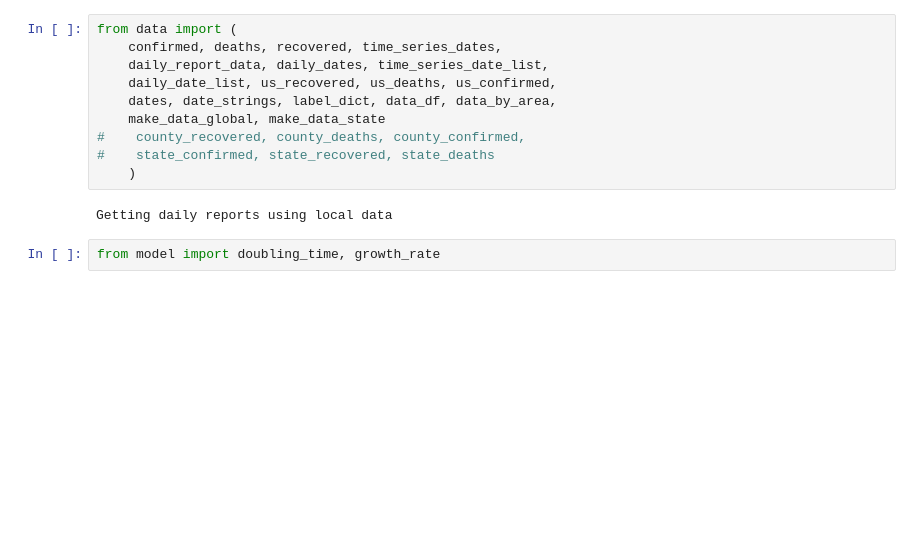
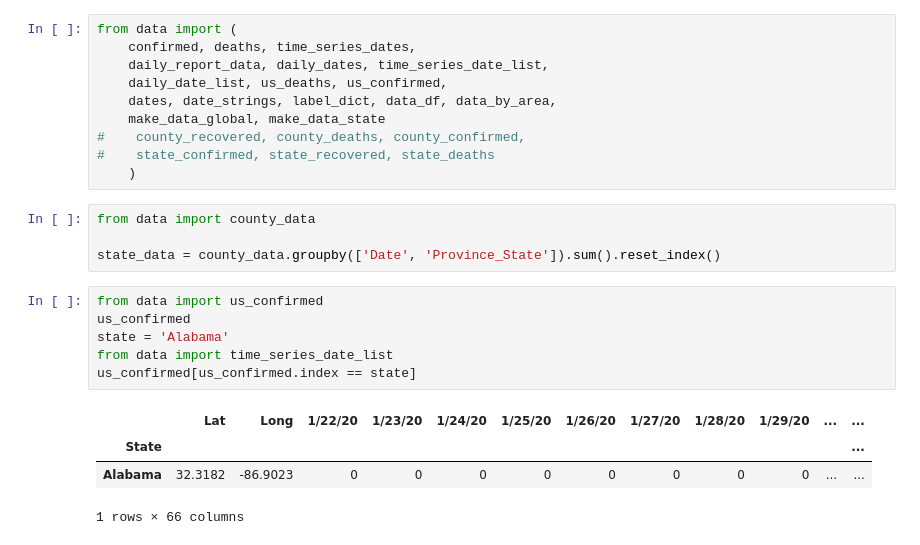
Before and after one commit to ecohydro/covid-19-waves, a Jupyter notebook: Dash Scratchpad.ipynb, the cells around one changed output. Drawn from its saved outputs; the diff is of its cells as text; blank space fills up the shorter version.

```diff
--- a/Dash Scratchpad.ipynb
+++ b/Dash Scratchpad.ipynb
@@ -1,14 +1,25 @@
 # %%
 from data import (
-    confirmed, deaths, recovered, time_series_dates,
+    confirmed, deaths, time_series_dates,
     daily_report_data, daily_dates, time_series_date_list,
-    daily_date_list, us_recovered, us_deaths, us_confirmed,
+    daily_date_list, us_deaths, us_confirmed,
     dates, date_strings, label_dict, data_df, data_by_area,
     make_data_global, make_data_state
 #    county_recovered, county_deaths, county_confirmed,
 #    state_confirmed, state_recovered, state_deaths
     )
-# %% [output]
-Getting daily reports using local data
-# %%
-from model import doubling_time, growth_rate
+# %%
+from data import county_data
+
+state_data = county_data.groupby(['Date', 'Province_State']).sum().reset_index()
+# %%
+from data import us_confirmed
+us_confirmed
+state = 'Alabama'
+from data import time_series_date_list
+us_confirmed[us_confirmed.index == state]
+# %% [output]
+|  | Lat | Long | 1/22/20 | 1/23/20 | 1/24/20 | 1/25/20 | 1/26/20 | 1/27/20 | 1/28/20 | 1/29/20 | ... | ... |
+| State |  |  |  |  |  |  |  |  |  |  |  | ... |
+| Alabama | 32.3182 | -86.9023 | 0 | 0 | 0 | 0 | 0 | 0 | 0 | 0 | ... | ... |
+1 rows × 66 columns
```
Also changed, not shown: parts of 10 cells of this notebook, 2 other files.
